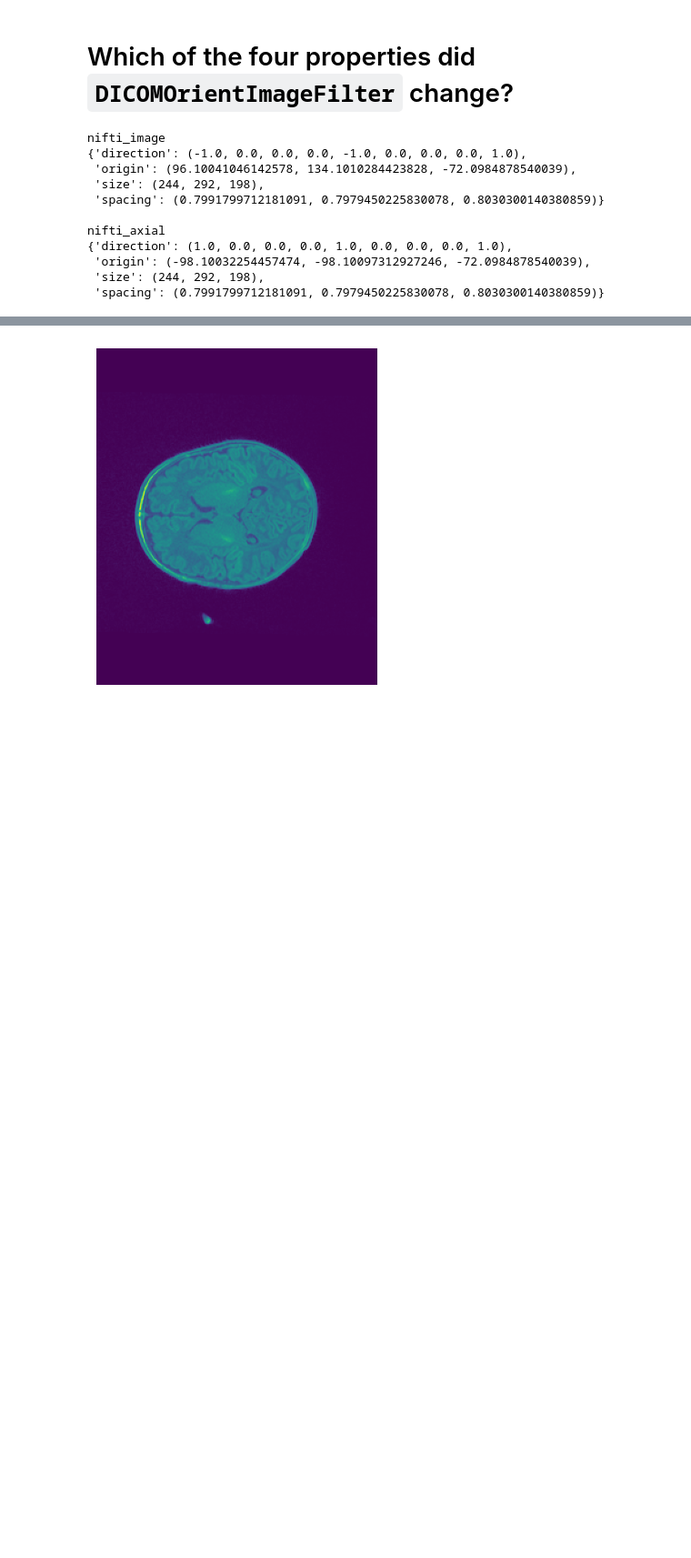
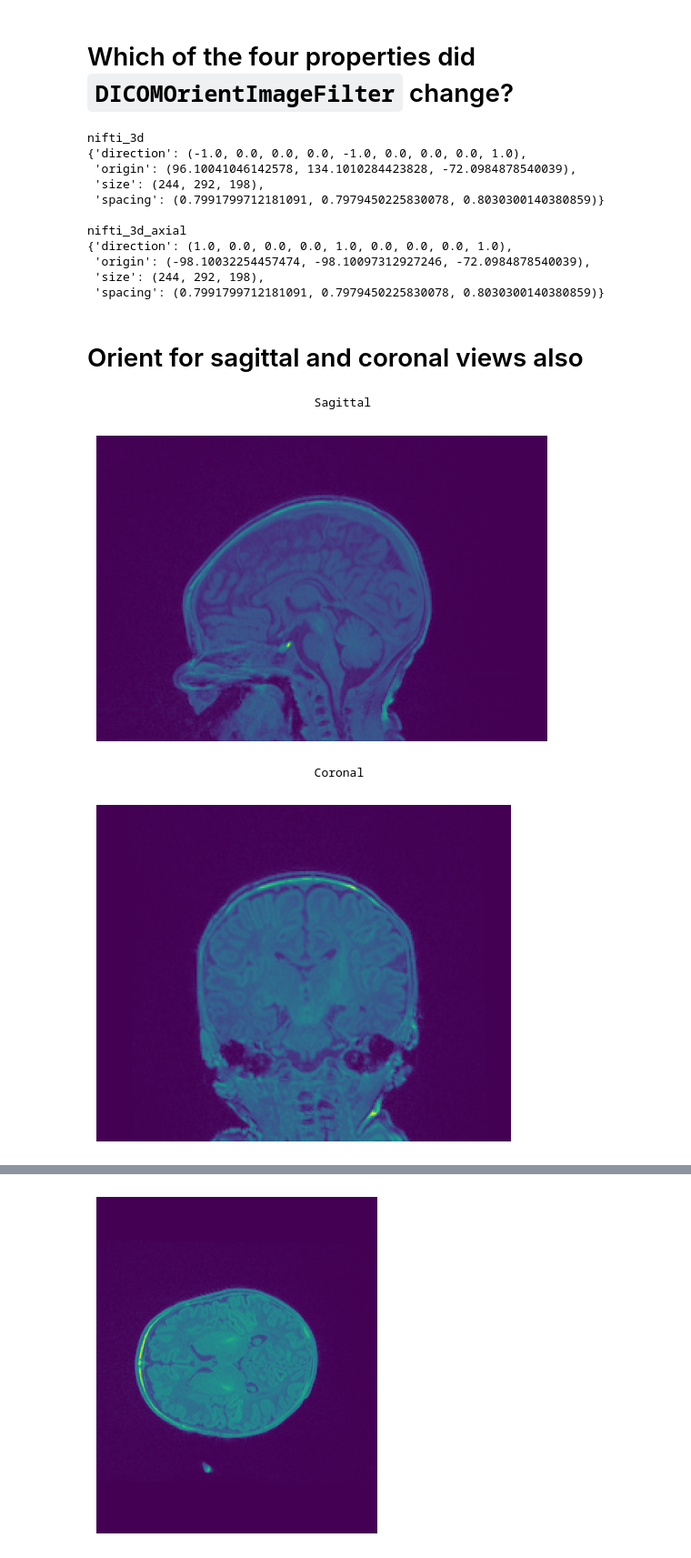
Before and after one commit to COMP523TeamD/TechTalk, a Jupyter notebook: src/rotations.ipynb, the cells around one changed output, grey strips where cells are left out. Shown at 91% size. Saved outputs shown, nothing was run; the diff lists cells and outputs as text; code cells hidden in the pictures; blank space fills up the shorter version.

Commit message:
More view stuff

```diff
--- a/src/rotations.ipynb
+++ b/src/rotations.ipynb
@@ -136,31 +154,52 @@ plt.axis("off")
 # Which of the four properties did `DICOMOrientImageFilter` change?
 # %%
 properties_axial: dict = {
-    "origin": nifti_axial.GetOrigin(),
-    "size": nifti_axial.GetSize(),
-    "spacing": nifti_axial.GetSpacing(),
-    "direction": nifti_axial.GetDirection(),
+    "origin": nifti_3d_axial.GetOrigin(),
+    "size": nifti_3d_axial.GetSize(),
+    "spacing": nifti_3d_axial.GetSpacing(),
+    "direction": nifti_3d_axial.GetDirection(),
 }
 ORIGIN_AXIAL = properties_axial["origin"]
 SIZE_AXIAL = properties_axial["size"]
 SPACING_AXIAL = properties_axial["spacing"]
 DIRECTION_AXIAL = properties_axial["direction"]
 
-print("nifti_image")
+print("nifti_3d")
 pprint(properties)
 print()
-print("nifti_axial")
+print("nifti_3d_axial")
 pprint(properties_axial)
 # %% [output]
-nifti_image
+nifti_3d
 {'direction': (-1.0, 0.0, 0.0, 0.0, -1.0, 0.0, 0.0, 0.0, 1.0),
  'origin': (96.10041046142578, 134.1010284423828, -72.0984878540039),
  'size': (244, 292, 198),
  'spacing': (0.7991799712181091, 0.7979450225830078, 0.8030300140380859)}
 
-nifti_axial
+nifti_3d_axial
 {'direction': (1.0, 0.0, 0.0, 0.0, 1.0, 0.0, 0.0, 0.0, 1.0),
  'origin': (-98.10032254457474, -98.10097312927246, -72.0984878540039),
  'size': (244, 292, 198),
  'spacing': (0.7991799712181091, 0.7979450225830078, 0.8030300140380859)}
+# %% [markdown]
+# Orient for sagittal and coronal views also
+# %%
+SAGITTAL_ORIENTATION_STR: str = "RPI"
+CORONAL_ORIENTATION_STR: str = "LPI"
+
+ORIENT_FILTER.SetDesiredCoordinateOrientation(SAGITTAL_ORIENTATION_STR)
+nifti_3d_sagittal: sitk.Image = ORIENT_FILTER.Execute(nifti_3d)
+
+ORIENT_FILTER.SetDesiredCoordinateOrientation(CORONAL_ORIENTATION_STR)
+nifti_3d_coronal: sitk.Image = ORIENT_FILTER.Execute(nifti_3d)
+
+print("\t\t\t\tSagittal")
+disp_slice(nifti_3d_sagittal[x_center, :, :])
+print("\t\t\t\tCoronal")
+disp_slice(nifti_3d_coronal[:, y_center, :])
+# %% [output]
+                                Sagittal
+[figure, added]
+                                Coronal
+[figure, added]
 # %% [markdown]
```
Also changed, not shown: parts of 16 cells of this notebook, 1 other file.
